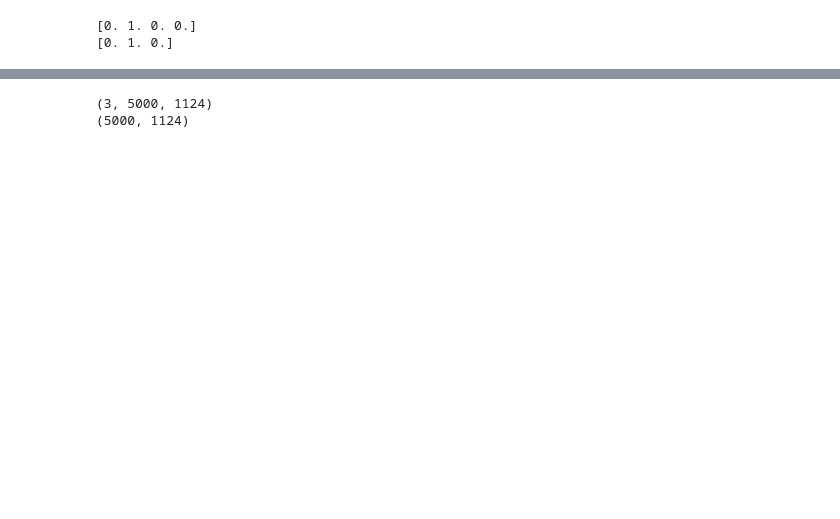
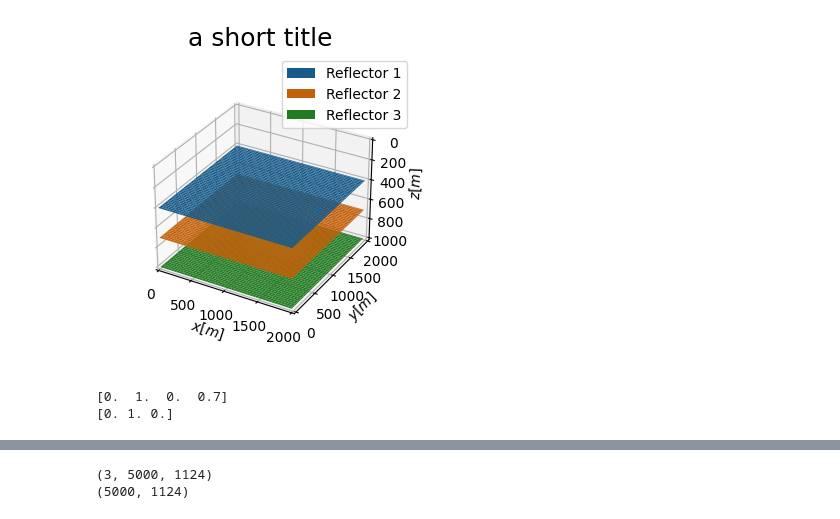
Before and after one commit to eza0107/Multi-Objective-Bandits, a Jupyter notebook: Three Dimensional Plots.ipynb, the cells around one changed output, grey strips where cells are left out. Drawn from its saved outputs; the diff is of its cells as text; code cells hidden in the pictures; blank space fills up the shorter version.

```diff
--- a/Three Dimensional Plots.ipynb
+++ b/Three Dimensional Plots.ipynb
@@ -30,3 +34,31 @@ print(list_of_weights[2][:])
+# %%
+import matplotlib.pyplot as plt
+import numpy as np
+
+fig = plt.figure(figsize=(12, 4))
+ax = fig.add_subplot(projection='3d')
+x, y = np.meshgrid(np.arange(100)*20, np.arange(100)*20)
+mask =  np.ones(x.shape)
+s1 = ax.plot_surface(x, y, mask*400, linewidth=0, label='Reflector 1')
+s1._facecolors2d = s1._facecolor3d
+s1._edgecolors2d = s1._edgecolor3d
+s2 = ax.plot_surface(x, y, mask*700, linewidth=0, label='Reflector 2')
+s2._facecolors2d = s2._facecolor3d
+s2._edgecolors2d = s2._edgecolor3d
+s3 = ax.plot_surface(x, y, mask*1000, linewidth=0, label='Reflector 3')
+s3._facecolors2d = s3._facecolor3d
+s3._edgecolors2d = s3._edgecolor3d
+
+
+ax.set(xlim=[0, 2000], ylim=([0, 2000]), zlim=([1000, 0]),
+   xlabel=(r' $x [m]$'), ylabel=(r'$y [m]$'), zlabel=(r'$z [m]$'))
+
+ax.legend()
+ax.set_title('a short title', fontsize=18)
+ax.set_box_aspect(aspect=None, zoom=0.8)
+plt.show()
+# %% [output]
+[figure, added]
 # %%
 import numpy as np
 import matplotlib.pyplot as plt
@@ -48,7 +80,7 @@ N_eps = np.size(epsilon)
 mu = np.array([[0,0,1],
       [0,1,0],
       [1,0,0],
-      [0.0,0.0,0.0]])
+      [0.7,0.7,0.7]])
 print(mu[:,1])
 print(mu[1])
 def softmax(mu, N_w):
@@ -80,7 +112,7 @@ def selective_attention(mu, N_w):
             P[n_w, n_tau, :] = w_x*weight_x + w_y*weight_y + w_z*weight_z
     return np.round(P,3)
 # %% [output]
-[0. 1. 0. 0.]
+[0.  1.  0.  0.7]
 [0. 1. 0.]
 # %%
 # temp = selective_attention(mu, N_w)
```
Also changed, not shown: parts of 5 cells of this notebook, 8 other files.
